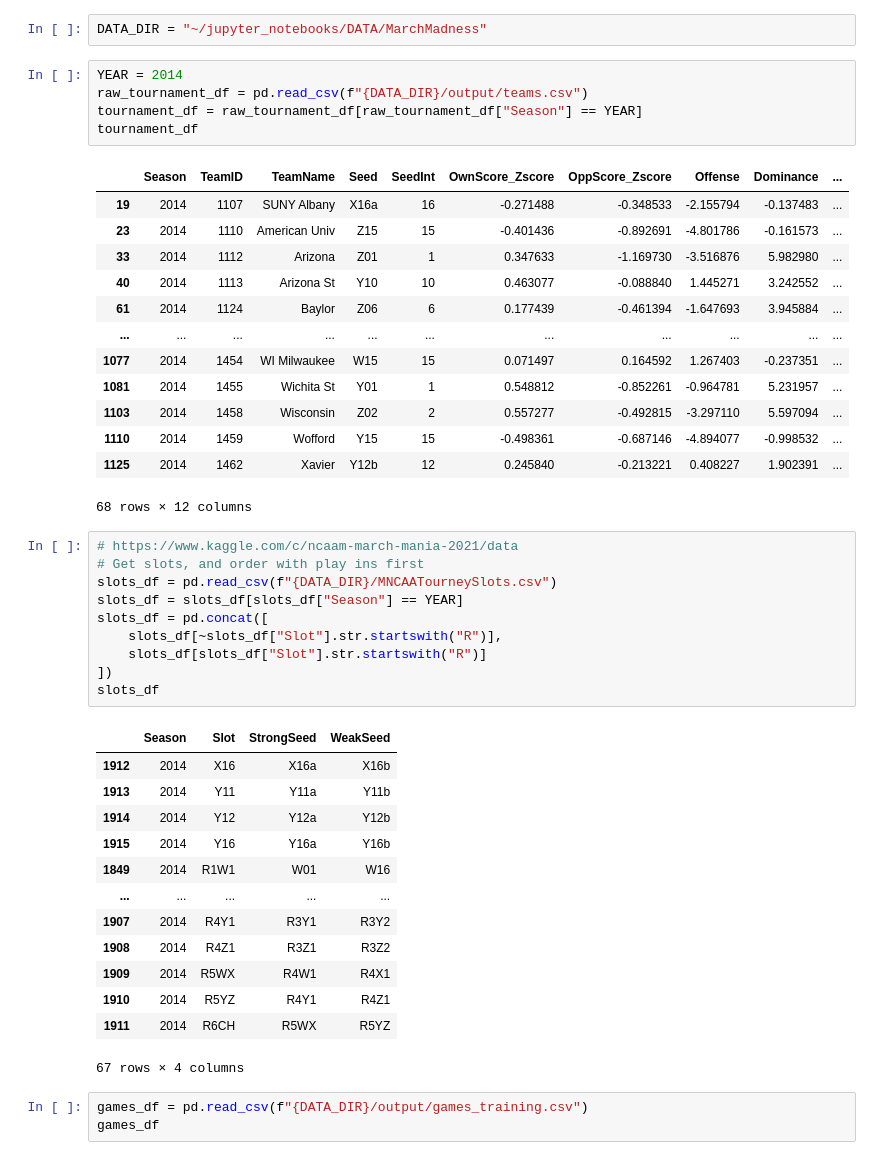
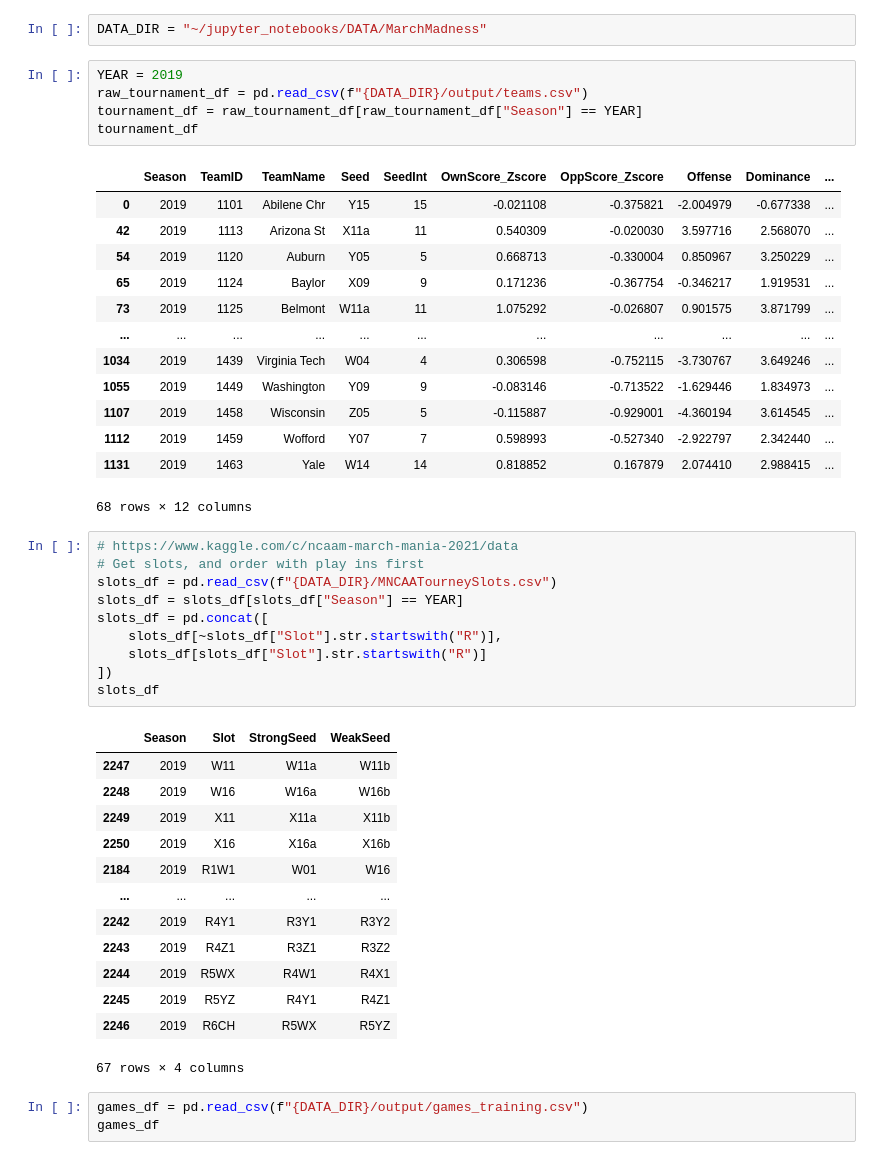
Before and after one commit to jamestwhedbee/jupyter_notebooks, a Jupyter notebook: MarchMadness/PredictMarchMadness.ipynb, the cells around one changed output. Cells and saved outputs as stored; diff of their text form.

```diff
--- a/MarchMadness/PredictMarchMadness.ipynb
+++ b/MarchMadness/PredictMarchMadness.ipynb
@@ -15,23 +15,23 @@ from collections import defaultdict
 # %%
 DATA_DIR = "~/jupyter_notebooks/DATA/MarchMadness"
 # %%
-YEAR = 2014
+YEAR = 2019
 raw_tournament_df = pd.read_csv(f"{DATA_DIR}/output/teams.csv")
 tournament_df = raw_tournament_df[raw_tournament_df["Season"] == YEAR]
 tournament_df
 # %% [output]
 |  | Season | TeamID | TeamName | Seed | SeedInt | OwnScore_Zscore | OppScore_Zscore | Offense | Dominance | ... |
-| 19 | 2014 | 1107 | SUNY Albany | X16a | 16 | -0.271488 | -0.348533 | -2.155794 | -0.137483 | ... |
-| 23 | 2014 | 1110 | American Univ | Z15 | 15 | -0.401436 | -0.892691 | -4.801786 | -0.161573 | ... |
-| 33 | 2014 | 1112 | Arizona | Z01 | 1 | 0.347633 | -1.169730 | -3.516876 | 5.982980 | ... |
-| 40 | 2014 | 1113 | Arizona St | Y10 | 10 | 0.463077 | -0.088840 | 1.445271 | 3.242552 | ... |
-| 61 | 2014 | 1124 | Baylor | Z06 | 6 | 0.177439 | -0.461394 | -1.647693 | 3.945884 | ... |
+| 0 | 2019 | 1101 | Abilene Chr | Y15 | 15 | -0.021108 | -0.375821 | -2.004979 | -0.677338 | ... |
+| 42 | 2019 | 1113 | Arizona St | X11a | 11 | 0.540309 | -0.020030 | 3.597716 | 2.568070 | ... |
+| 54 | 2019 | 1120 | Auburn | Y05 | 5 | 0.668713 | -0.330004 | 0.850967 | 3.250229 | ... |
+| 65 | 2019 | 1124 | Baylor | X09 | 9 | 0.171236 | -0.367754 | -0.346217 | 1.919531 | ... |
+| 73 | 2019 | 1125 | Belmont | W11a | 11 | 1.075292 | -0.026807 | 0.901575 | 3.871799 | ... |
 | ... | ... | ... | ... | ... | ... | ... | ... | ... | ... | ... |
-| 1077 | 2014 | 1454 | WI Milwaukee | W15 | 15 | 0.071497 | 0.164592 | 1.267403 | -0.237351 | ... |
-| 1081 | 2014 | 1455 | Wichita St | Y01 | 1 | 0.548812 | -0.852261 | -0.964781 | 5.231957 | ... |
-| 1103 | 2014 | 1458 | Wisconsin | Z02 | 2 | 0.557277 | -0.492815 | -3.297110 | 5.597094 | ... |
-| 1110 | 2014 | 1459 | Wofford | Y15 | 15 | -0.498361 | -0.687146 | -4.894077 | -0.998532 | ... |
-| 1125 | 2014 | 1462 | Xavier | Y12b | 12 | 0.245840 | -0.213221 | 0.408227 | 1.902391 | ... |
+| 1034 | 2019 | 1439 | Virginia Tech | W04 | 4 | 0.306598 | -0.752115 | -3.730767 | 3.649246 | ... |
+| 1055 | 2019 | 1449 | Washington | Y09 | 9 | -0.083146 | -0.713522 | -1.629446 | 1.834973 | ... |
+| 1107 | 2019 | 1458 | Wisconsin | Z05 | 5 | -0.115887 | -0.929001 | -4.360194 | 3.614545 | ... |
+| 1112 | 2019 | 1459 | Wofford | Y07 | 7 | 0.598993 | -0.527340 | -2.922797 | 2.342440 | ... |
+| 1131 | 2019 | 1463 | Yale | W14 | 14 | 0.818852 | 0.167879 | 2.074410 | 2.988415 | ... |
 68 rows × 12 columns
 # %%
 # https://www.kaggle.com/c/ncaam-march-mania-2021/data
@@ -45,17 +45,17 @@ slots_df = pd.concat([
 slots_df
 # %% [output]
 |  | Season | Slot | StrongSeed | WeakSeed |
-| 1912 | 2014 | X16 | X16a | X16b |
-| 1913 | 2014 | Y11 | Y11a | Y11b |
-| 1914 | 2014 | Y12 | Y12a | Y12b |
-| 1915 | 2014 | Y16 | Y16a | Y16b |
-| 1849 | 2014 | R1W1 | W01 | W16 |
+| 2247 | 2019 | W11 | W11a | W11b |
+| 2248 | 2019 | W16 | W16a | W16b |
+| 2249 | 2019 | X11 | X11a | X11b |
+| 2250 | 2019 | X16 | X16a | X16b |
+| 2184 | 2019 | R1W1 | W01 | W16 |
 | ... | ... | ... | ... | ... |
-| 1907 | 2014 | R4Y1 | R3Y1 | R3Y2 |
-| 1908 | 2014 | R4Z1 | R3Z1 | R3Z2 |
-| 1909 | 2014 | R5WX | R4W1 | R4X1 |
-| 1910 | 2014 | R5YZ | R4Y1 | R4Z1 |
-| 1911 | 2014 | R6CH | R5WX | R5YZ |
+| 2242 | 2019 | R4Y1 | R3Y1 | R3Y2 |
+| 2243 | 2019 | R4Z1 | R3Z1 | R3Z2 |
+| 2244 | 2019 | R5WX | R4W1 | R4X1 |
+| 2245 | 2019 | R5YZ | R4Y1 | R4Z1 |
+| 2246 | 2019 | R6CH | R5WX | R5YZ |
 67 rows × 4 columns
 # %%
 games_df = pd.read_csv(f"{DATA_DIR}/output/games_training.csv")
```
Also changed, not shown: parts of 8 cells of this notebook.
